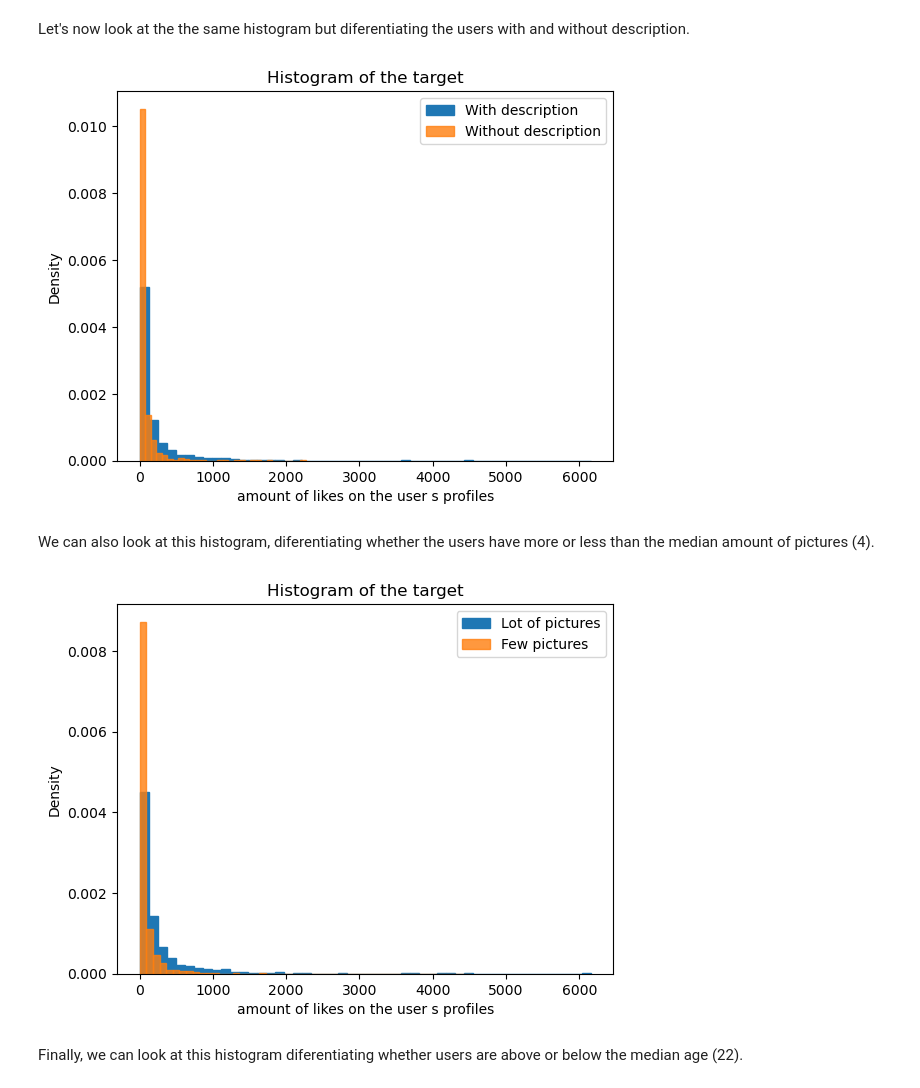
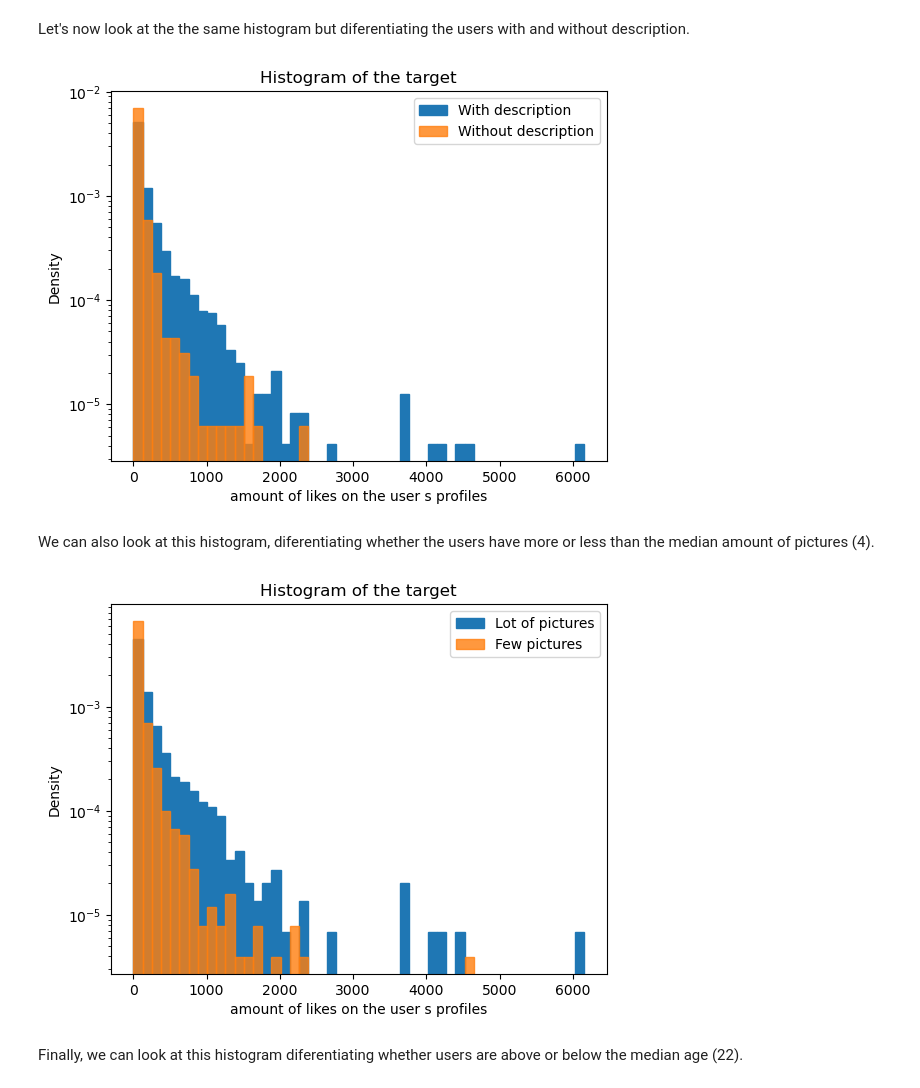
Before and after one commit to JstLearning/dating_app, a Jupyter notebook: dating_app_starting_kit.ipynb, the cells around one changed output. Drawn from its saved outputs; the diff is of its cells as text; code cells hidden in the pictures.

Commit message:
modifs graphics

```diff
--- a/dating_app_starting_kit.ipynb
+++ b/dating_app_starting_kit.ipynb
@@ -117,31 +120,33 @@ Let's now look at the the same histogram but diferentiating the users with and w
 target_train_description = target_train[data_train['description']==1]
 target_train_no_description = target_train[data_train['description']==0]
 
-plt.hist(target_train_description, bins=50, edgecolor='#1f77b4', color = '#1f77b4', density=True)
-plt.hist(target_train_no_description, bins=30, edgecolor='#ff7f0e', color = '#ff7f0e', alpha=0.8, density=True)
+plt.hist(target_train_description, bins=np.linspace(0, max(target_train), 50), edgecolor='#1f77b4', color = '#1f77b4', density=True)
+plt.hist(target_train_no_description, bins=np.linspace(0, max(target_train), 50), edgecolor='#ff7f0e', color = '#ff7f0e', alpha=0.8, density=True)
 plt.title('Histogram of the target')
+plt.yscale('log')
 plt.xlabel('amount of likes on the user s profiles')
 plt.ylabel('Density')
 plt.legend(['With description', 'Without description'])
 plt.show()
 # %% [output]
-[figure, old version]
+[figure, new version]
 # %% [markdown]
 We can also look at this histogram, diferentiating whether the users have more or less than the median amount of pictures (4).
 # %%
 median_pictures = data_train['counts_pictures'].median() #computation of the median amount of pictures
 target_train_lot_of_pictures = target_train[data_train['counts_pictures']>median_pictures]
 target_train_few_pictures = target_train[data_train['counts_pictures']<=median_pictures]
 
-plt.hist(target_train_lot_of_pictures, bins=50, edgecolor='#1f77b4', color = '#1f77b4', density=True)
-plt.hist(target_train_few_pictures, bins=50, edgecolor='#ff7f0e', color = '#ff7f0e', alpha=0.8, density=True)
+plt.hist(target_train_lot_of_pictures, bins=np.linspace(0, max(target_train), 50), edgecolor='#1f77b4', color = '#1f77b4', density=True)
+plt.hist(target_train_few_pictures, bins=np.linspace(0, max(target_train), 50), edgecolor='#ff7f0e', color = '#ff7f0e', alpha=0.8, density=True)
 plt.title('Histogram of the target')
 plt.xlabel('amount of likes on the user s profiles')
+plt.yscale('log')
 plt.ylabel('Density')
 plt.legend(['Lot of pictures', 'Few pictures'])
 plt.show()
 # %% [output]
-[figure, old version]
+[figure, new version]
 # %% [markdown]
 Finally, we can look at this histogram diferentiating whether users are above or below the median age (22).
 # %%
```
Also changed, not shown: parts of 2 cells of this notebook.
